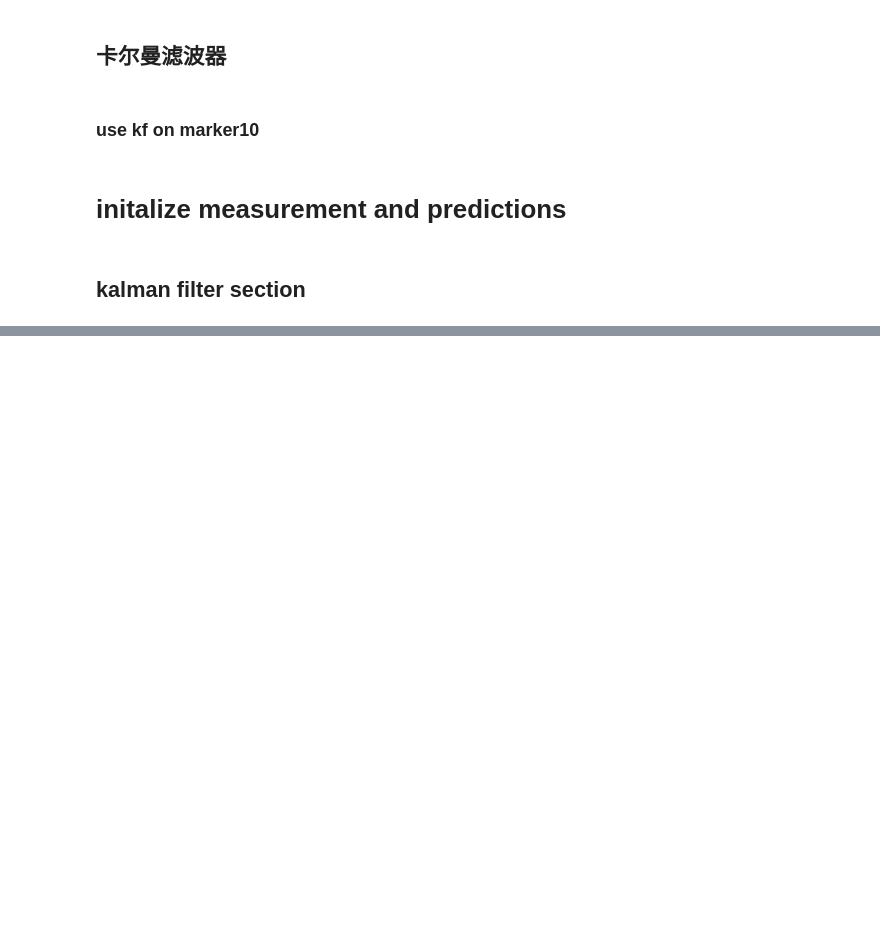
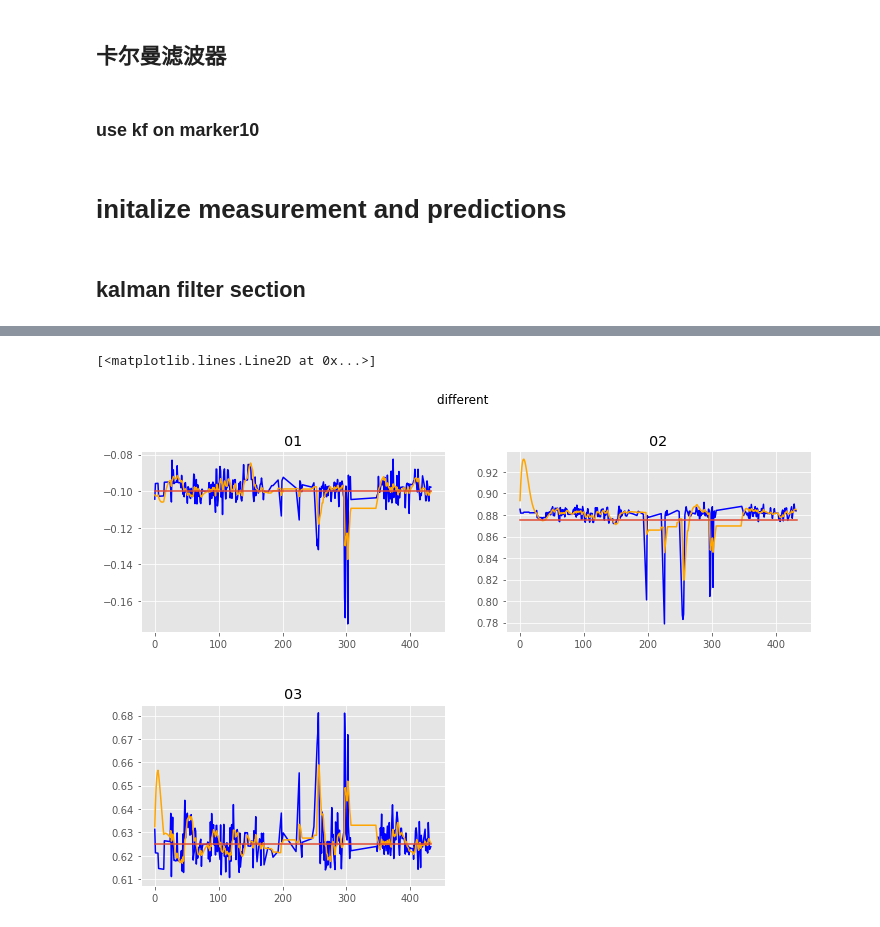
Before and after one commit to nilshao/data_process, a Jupyter notebook: 01static_camera_calibration/01static_camera_calibration.ipynb, the cells around one changed output, grey strips where cells are left out. Drawn from its saved outputs; the diff is of its cells as text; code cells hidden in the pictures; blank space fills up the shorter version.

```diff
--- a/01static_camera_calibration/01static_camera_calibration.ipynb
+++ b/01static_camera_calibration/01static_camera_calibration.ipynb
@@ -664,0 +729,7 @@ def kalman_filter(position,orientation):
+# %%
+# initalize measurement and predictions
+last_measurement_pos0 = current_measurement_pos0 = (data_from0['x'][0],data_from0['y'][0],data_from0['z'][0])
+last_prediction_pos0 = current_prediction_pos0 = (data_from0['x'][0],data_from0['y'][0],data_from0['z'][0])
+
+last_measurement_ori0 = current_measurement_ori0 = (data_from0['alpha'][0],data_from0['beta'][0],data_from0['gamma'][0])
+last_prediction_ori0 = current_prediction_ori0 = (data_from0['alpha'][0],data_from0['beta'][0],data_from0['gamma'][0])
@@ -664,0 +777,50 @@ def kalman_filter(position,orientation):
+# %%
+filtered_pos_array0 = np.zeros((len(data_from0['x']),3))
+# %%
+for i in range (0,len(data_from0['x'])):
+
+    pos=(data_from0['x'][i],data_from0['y'][i],data_from0['z'][i])
+    ori=(data_from0['alpha'][i],data_from0['beta'][i],data_from0['gamma'][i])
+    filtered_pos, filtered_ori = kalman_filter(pos,ori)
+    filtered_pos_array0[i][0] = filtered_pos[0]
+    filtered_pos_array0[i][1] = filtered_pos[1]
+    filtered_pos_array0[i][2] = filtered_pos[2]
+# %%
+x0 = df0['x']
+y0 = df0['y']
+z0 = df0['z']
+xf0 = filtered_pos_array0[:,0]
+yf0 = filtered_pos_array0[:,1]
+zf0 = filtered_pos_array0[:,2]
+
+fig = plt.figure()
+fig.suptitle('different ')
+fig.subplots_adjust(hspace=0.4)
+
+ax221 = fig.add_subplot(221)
+ax221.set_title('01')
+ax221.plot(x0, color='blue')
+ax221.plot(xf0, color='orange')
+x_coordinates = [0,len(data_from0['x'])]
+y_coordinates = [xt, xt]
+ax221.plot(x_coordinates, y_coordinates)
+
+ax222 = fig.add_subplot(222)
+ax222.set_title('02')
+ax222.plot(y0, color='blue')
+ax222.plot(yf0, color='orange')
+x_coordinates = [0,len(data_from0['x'])]
+y_coordinates = [yt, yt]
+ax222.plot(x_coordinates, y_coordinates)
+
+ax223 = fig.add_subplot(223)
+ax223.set_title('03')
+ax223.plot(z0, color='blue')
+ax223.plot(zf0, color='orange')
+ax223.plot(zt,color='red')
+x_coordinates = [0,len(data_from0['x'])]
+y_coordinates = [zt, zt]
+ax223.plot(x_coordinates, y_coordinates)
+# %% [output]
+[<matplotlib.lines.Line2D at 0x...>]
+[figure, added]
```
Also changed, not shown: parts of 25 cells of this notebook.
